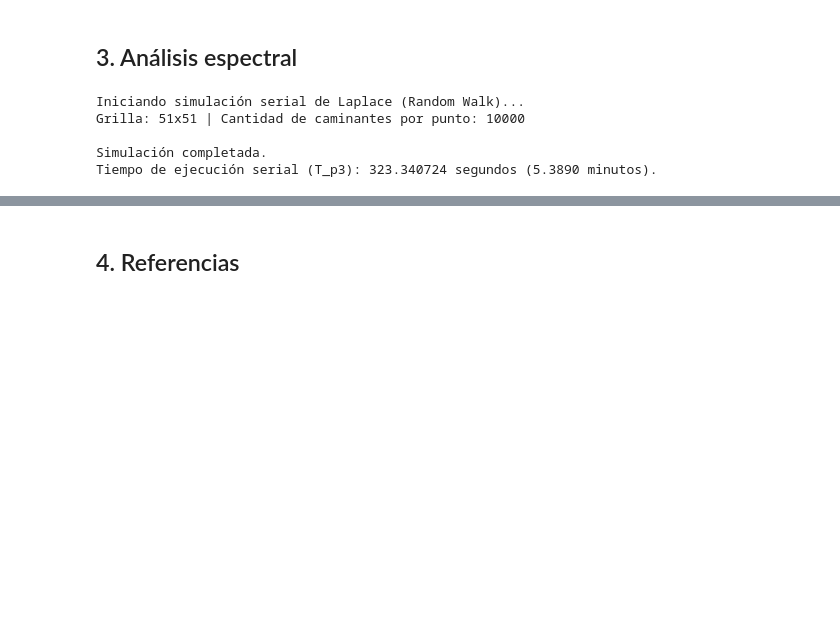
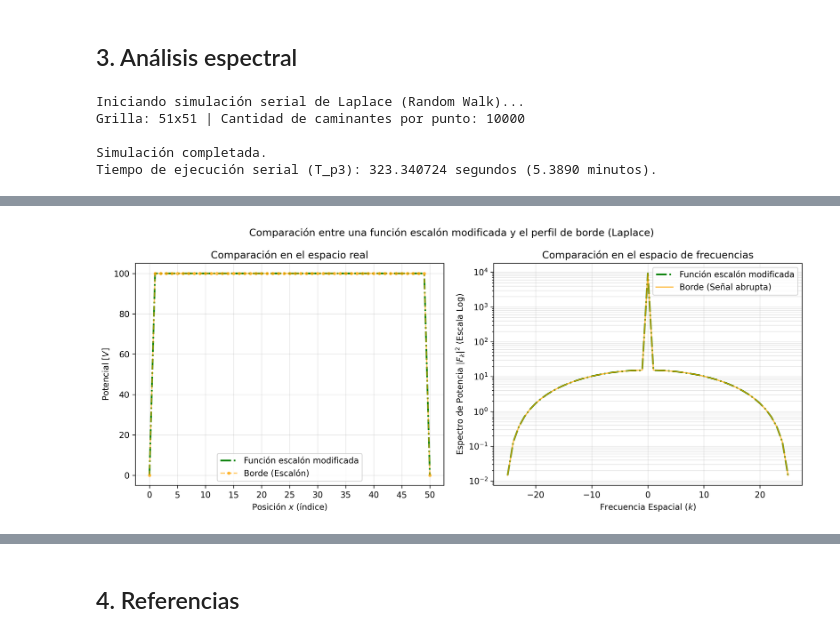
Before and after one commit to Ferzamora053/Tareas-FisComp, a Jupyter notebook: Tarea3_FZ.ipynb, the cells around one changed output, grey strips where cells are left out. Saved outputs shown, nothing was run; the diff lists cells and outputs as text; code cells hidden in the pictures; blank space fills up the shorter version.

```diff
--- a/Tarea3_FZ.ipynb
+++ b/Tarea3_FZ.ipynb
@@ -772,0 +786,54 @@ plt.show();
+# %%
+def Heaviside_mod(x: NDArray[np.float64]) -> NDArray[np.float64]:
+    """
+    Versión modificada de la función escalón de Heaviside.
+    Retorna 100 para 0 < x < 50, 0 en los demás casos.
+    Debería parecerse al perfil del borde superior usado en la simulación.
+    """
+    H = np.zeros_like(x)
+    H[(x > 0) & (x < 50)] = 100.0
+    return H
+# %%
+# Dominio espacial para comparar
+X_mod = np.linspace(0, 50, 51)
+
+# Calcular la función escalón modificada
+H_X_mod = Heaviside_mod(X_mod)
+
+# Calcular la FFT de la función escalón modificada
+F_H_mod = np.fft.fft(H_X_mod)
+F_H_mod_shifted = np.fft.fftshift(F_H_mod)
+P_H_mod = np.abs(F_H_mod_shifted)**2 / (len(X_mod)**2)
+
+# Eje de frecuencia espacial para la función escalón modificada
+freqs_H_mod = np.fft.fftfreq(len(X_mod), d=(X_mod[1]-X_mod[0]))
+k_H_mod_vals = np.fft.fftshift(freqs_H_mod) * len(X_mod)
+
+# Graficar comparación
+fig, (ax1, ax2) = plt.subplots(1, 2, figsize=(12, 5), dpi=150)
+
+fig.suptitle("Comparación entre una función escalón modificada y el perfil de borde (Laplace)")
+
+# Espacio real laplace vs función escalón modificada
+ax1.plot(X_mod, H_X_mod, 'g-.', label='Función escalón modificada', linewidth=2)
+ax1.plot(perfil_borde, 'o--', label='Borde (Escalón)', color='orange', markersize=3, alpha=0.6)
+ax1.set_xticks(range(0, N_p3, 5))
+ax1.set_xlabel(r"Posición $x$ (índice)")
+ax1.set_ylabel(r"Potencial [$V$]")
+ax1.set_title("Comparación en el espacio real")
+ax1.legend()
+ax1.grid(True, alpha=0.3)
+
+# Espectro laplace vs función escalón modificada
+ax2.semilogy(k_H_mod_vals, P_H_mod, 'g-.', label='Función escalón modificada', linewidth=2)
+ax2.semilogy(k_vals, P_borde, label='Borde (Señal abrupta)', color='orange', alpha=0.7)
+ax2.set_title("Comparación en el espacio de frecuencias")
+ax2.set_xlabel(r"Frecuencia Espacial ($k$)")
+ax2.set_ylabel(r"Espectro de Potencia $|F_k|^2$ (Escala Log)")
+ax2.grid(True, which="both", alpha=0.3)
+ax2.legend()
+
+plt.tight_layout()
+plt.show();
+# %% [output]
+[figure, added]
```
Also changed, not shown: parts of 7 cells of this notebook.
